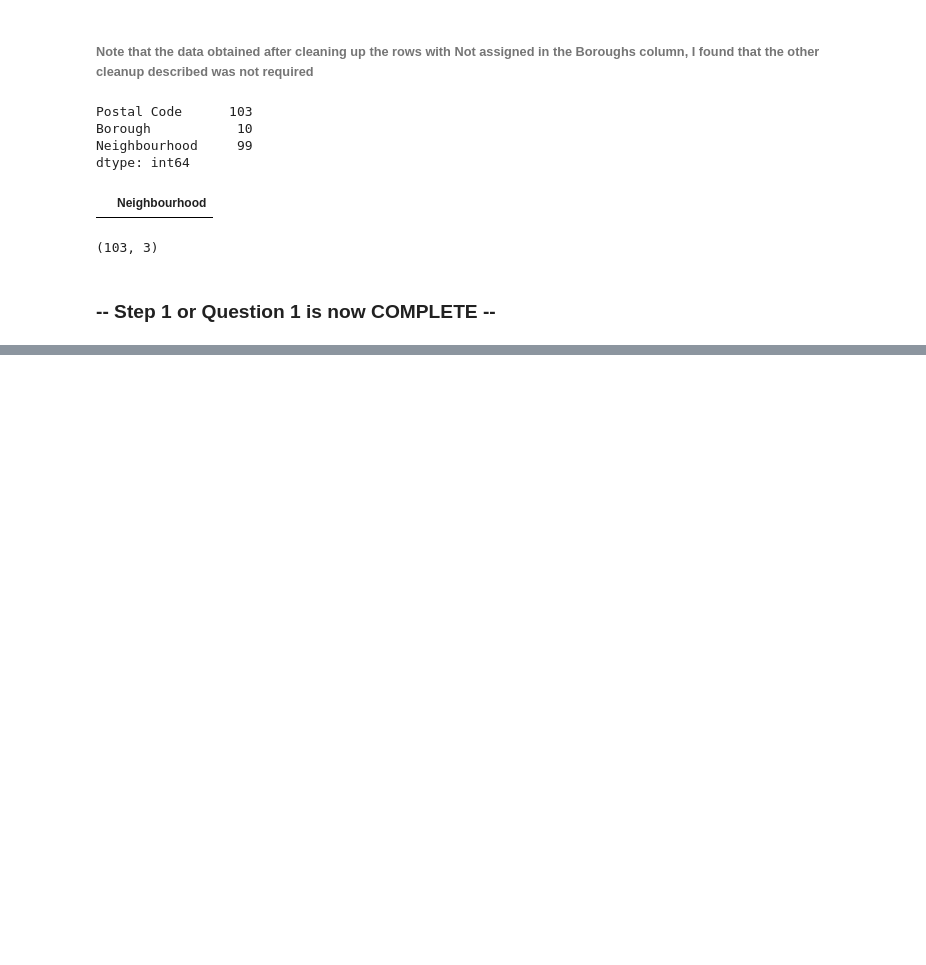
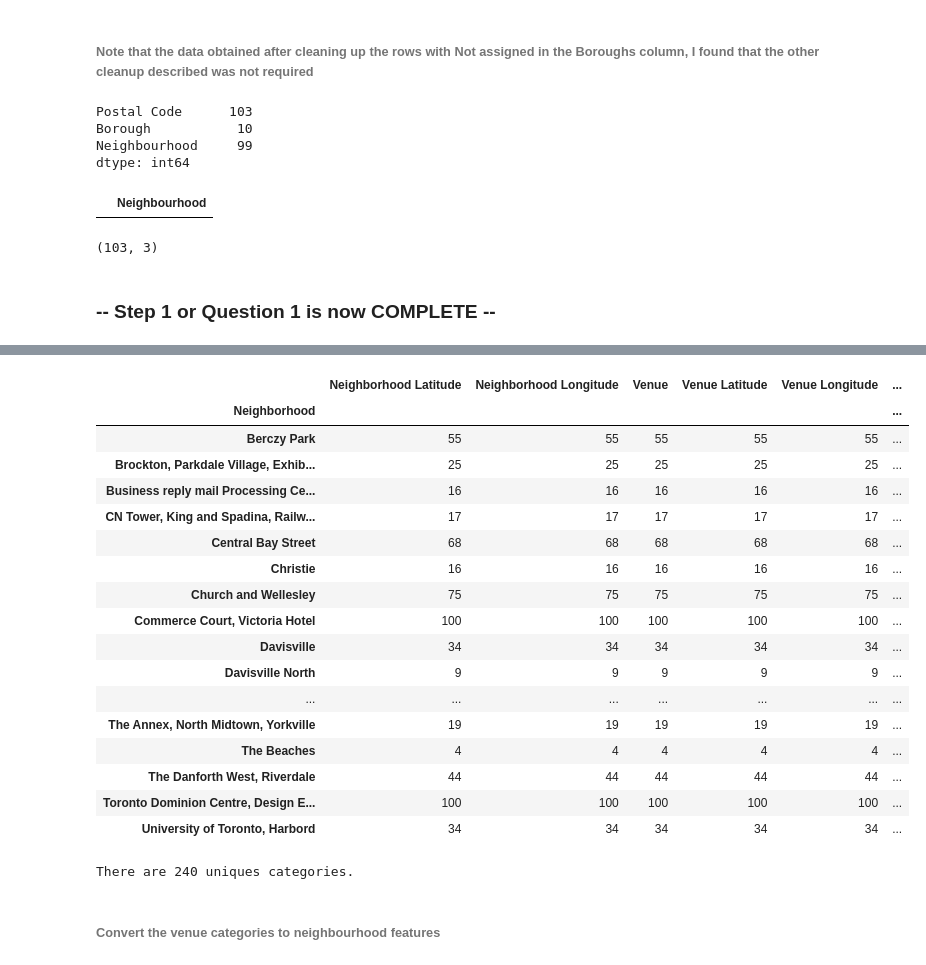
Before and after one commit to arpitachakrawarti/Coursera_Capstone, a Jupyter notebook: Coursera_Capstone_Notebook.ipynb, the cells around one changed output, grey strips where cells are left out. Drawn from its saved outputs; the diff is of its cells as text; code cells hidden in the pictures; blank space fills up the shorter version.

```diff
--- a/Coursera_Capstone_Notebook.ipynb
+++ b/Coursera_Capstone_Notebook.ipynb
@@ -114,0 +257,3 @@ unclean_df.shape
+# %%
+toronto_data = geo_df[geo_df['Borough'].str.contains("Toronto")].reset_index(drop=True)
+toronto_data
@@ -114,0 +280,18 @@ unclean_df.shape
+# %%
+# create map of Manhattan using latitude and longitude values
+map_tor = folium.Map(location=[latitude, longitude], zoom_start=11)
+
+# add markers to map
+for lat, lng, label in zip(toronto_data['Latitude'], toronto_data['Longitude'], toronto_data['Neighbourhood']):
+    label = folium.Popup(label, parse_html=True)
+    folium.CircleMarker(
+        [lat, lng],
+        radius=5,
+        popup=label,
+        color='blue',
+        fill=True,
+        fill_color='#3186cc',
+        fill_opacity=0.7,
+        parse_html=False).add_to(map_tor)
+
+map_tor
@@ -114,0 +306,9 @@ unclean_df.shape
+# %%
+CLIENT_ID = '0BJZVGGQQXDW2QKNUGYZYMKZQI52VMZHFAIOAPLYZ40URZTG' # my Foursquare ID
+CLIENT_SECRET = 'IO5V5W33ZV0XS5QI1CUBNOBU4TPU33FCA3I2X54QL1MSR4YE' # my Foursquare Secret
+VERSION = '20180605' # Foursquare API version
+LIMIT = 100 # A default Foursquare API limit value
+
+print('Your credentails:')
+print('CLIENT_ID: ' + CLIENT_ID)
+print('CLIENT_SECRET:' + CLIENT_SECRET)
@@ -114,0 +362,6 @@ unclean_df.shape
+# %%
+# Now finding all the Toronto venues
+toronto_venues = getNearbyVenues(names=toronto_data['Neighbourhood'],
+                                   latitudes=toronto_data['Latitude'],
+                                   longitudes=toronto_data['Longitude']
+                                  )
@@ -114,0 +397,29 @@ unclean_df.shape
+# %%
+#Checking how many venues were returned for each Neighbourhood
+toronto_venues.groupby('Neighborhood').count()
+# %% [output]
+|  | Neighborhood Latitude | Neighborhood Longitude | Venue | Venue Latitude | Venue Longitude | ... |
+| Neighborhood |  |  |  |  |  | ... |
+| Berczy Park | 55 | 55 | 55 | 55 | 55 | ... |
+| Brockton, Parkdale Village, Exhib... | 25 | 25 | 25 | 25 | 25 | ... |
+| Business reply mail Processing Ce... | 16 | 16 | 16 | 16 | 16 | ... |
+| CN Tower, King and Spadina, Railw... | 17 | 17 | 17 | 17 | 17 | ... |
+| Central Bay Street | 68 | 68 | 68 | 68 | 68 | ... |
+| Christie | 16 | 16 | 16 | 16 | 16 | ... |
+| Church and Wellesley | 75 | 75 | 75 | 75 | 75 | ... |
+| Commerce Court, Victoria Hotel | 100 | 100 | 100 | 100 | 100 | ... |
+| Davisville | 34 | 34 | 34 | 34 | 34 | ... |
+| Davisville North | 9 | 9 | 9 | 9 | 9 | ... |
+| ... | ... | ... | ... | ... | ... | ... |
+| The Annex, North Midtown, Yorkville | 19 | 19 | 19 | 19 | 19 | ... |
+| The Beaches | 4 | 4 | 4 | 4 | 4 | ... |
+| The Danforth West, Riverdale | 44 | 44 | 44 | 44 | 44 | ... |
+| Toronto Dominion Centre, Design E... | 100 | 100 | 100 | 100 | 100 | ... |
+| University of Toronto, Harbord | 34 | 34 | 34 | 34 | 34 | ... |
+# %%
+#How many unique categories can be curated from all the returned venues
+print('There are {} uniques categories.'.format(len(toronto_venues['Venue Category'].unique())))
+# %% [output]
+There are 240 uniques categories.
+# %% [markdown]
+<h6>Convert the venue categories to neighbourhood features</h6>
```
Also changed, not shown: parts of 52 cells of this notebook, 1 other file.
